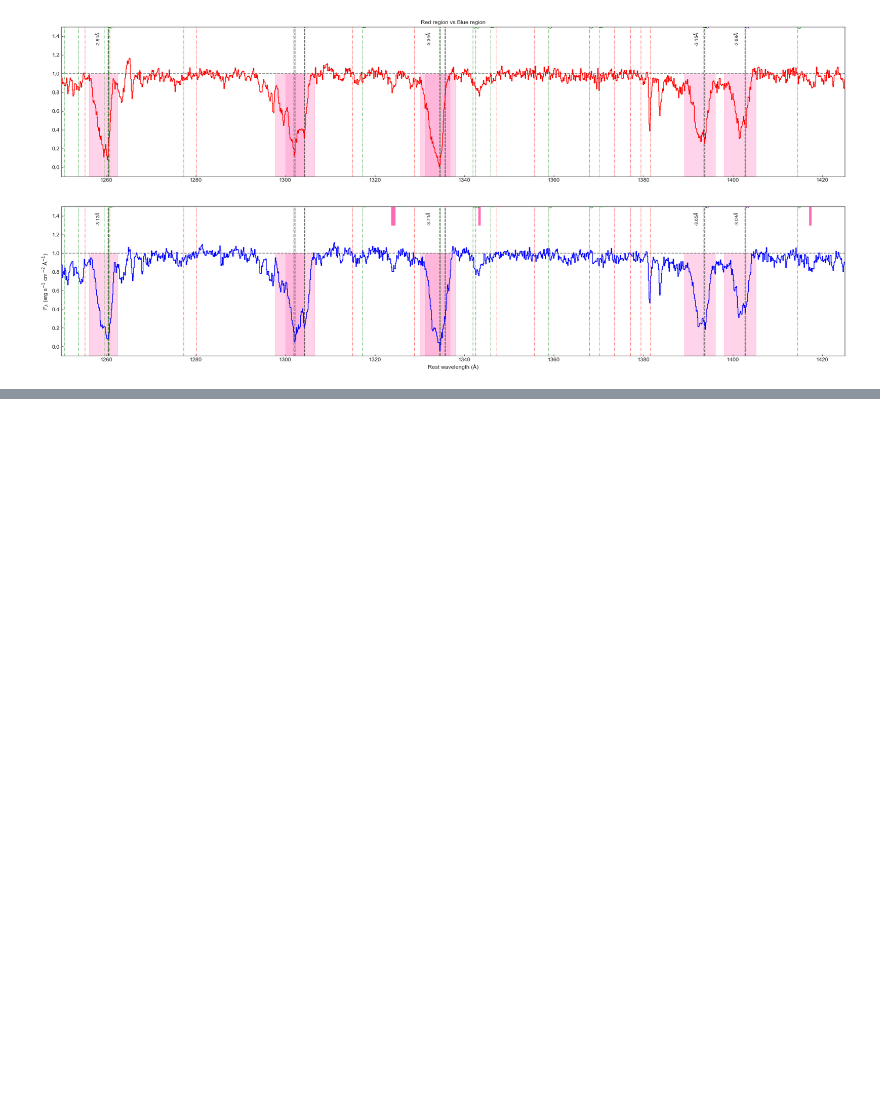
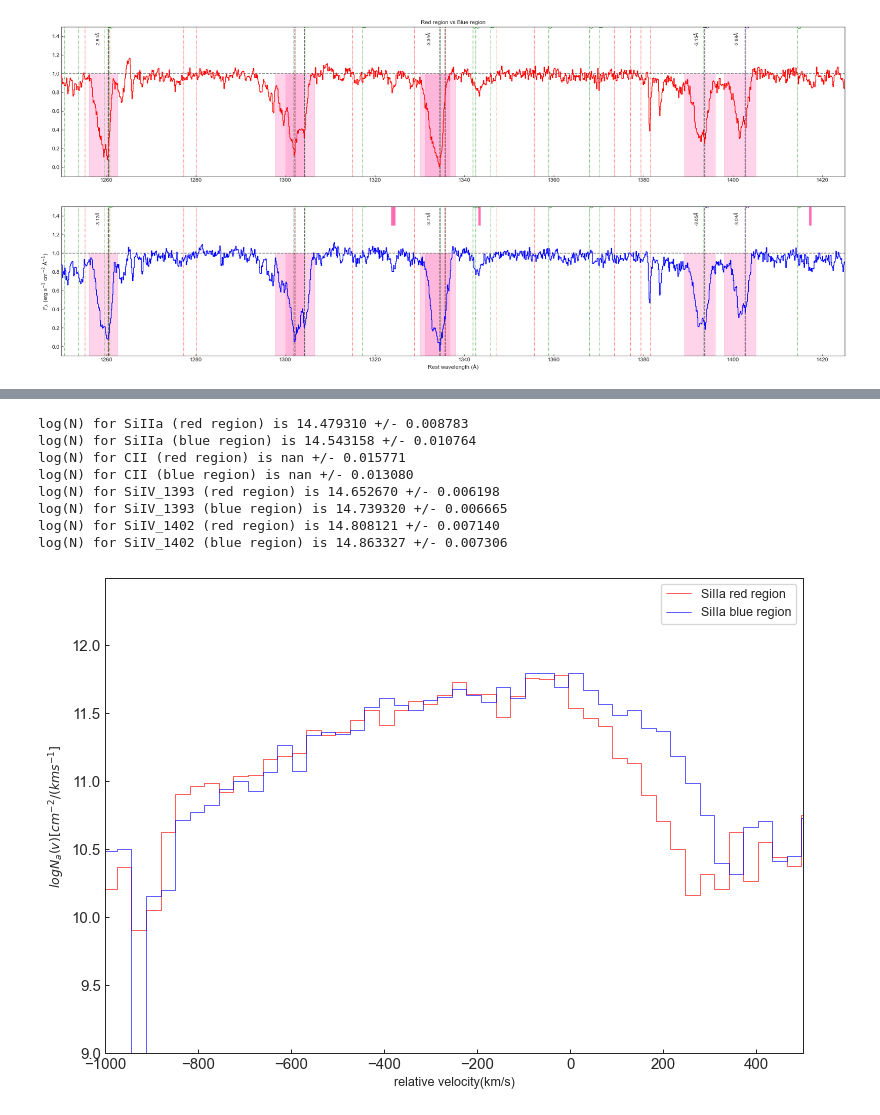
Before and after one commit to pyaritra/J1059, a Jupyter notebook: improved_spec.ipynb, the cells around one changed output, grey strips where cells are left out. Drawn from its saved outputs; the diff is of its cells as text; code cells hidden in the pictures; blank space fills up the shorter version.

```diff
--- a/improved_spec.ipynb
+++ b/improved_spec.ipynb
@@ -488,0 +641,41 @@ EW for ('SiIV_1402', 1402.77) is 2.294 +/- 0.029 Angstrom
+# %%
+import warnings
+warnings.filterwarnings("ignore", category=RuntimeWarning)
+# plots
+fig = plt.figure(num=1,figsize=(10,7),dpi=90)
+cold_prof2(("SiIIa", 1260.4221),1.180,rnorm,'red',1)
+cold_prof2(("SiIIa", 1260.4221),1.180,bnorm,'blue',1)
+
+# ------------------------------------------------------------------
+# fig = plt.figure(num=2,figsize=(10,7),dpi=90)
+# cold_prof(lines_to_measure[-2],0.513,rnorm,'red')
+# cold_prof(lines_to_measure[-1],0.254,rnorm,'red')
+
+
+# fig = plt.figure(num=3,figsize=(10,7),dpi=90)
+# cold_prof(lines_to_measure[-2],0.513,bnorm,'blue')
+# cold_prof(lines_to_measure[-1],0.254,bnorm,'blue')
+# ------------------------------------------------------------------
+
+fig = plt.figure(num=4,figsize=(10,7),dpi=90)
+cold_prof2(("CII", 1334.5323),1.28E-01,rnorm,'red',1)
+cold_prof2(("CII", 1334.5323),1.28E-01,bnorm,'blue',1)
+
+fig = plt.figure(num=5,figsize=(10,7),dpi=90)
+cold_prof2(('SiIV_1393', 1393.7550),5.13E-01,rnorm,'red',1)
+cold_prof2(('SiIV_1393', 1393.7550),5.13E-01,bnorm,'blue',1)
+
+fig = plt.figure(num=6,figsize=(10,7),dpi=90)
+cold_prof2(('SiIV_1402', 1402.77),2.54E-01,rnorm,'red',1)
+cold_prof2(('SiIV_1402', 1402.77),2.54E-01,bnorm,'blue',1)
+#f-values from Donald C. Morton 10.1086/377639
+# %% [output]
+log(N) for SiIIa (red region) is 14.479310 +/- 0.008783
+log(N) for SiIIa (blue region) is 14.543158 +/- 0.010764
+log(N) for CII (red region) is nan +/- 0.015771
+log(N) for CII (blue region) is nan +/- 0.013080
+log(N) for SiIV_1393 (red region) is 14.652670 +/- 0.006198
+log(N) for SiIV_1393 (blue region) is 14.739320 +/- 0.006665
+log(N) for SiIV_1402 (red region) is 14.808121 +/- 0.007140
+log(N) for SiIV_1402 (blue region) is 14.863327 +/- 0.007306
+[figure, added]
```
Also changed, not shown: parts of 16 cells of this notebook.
